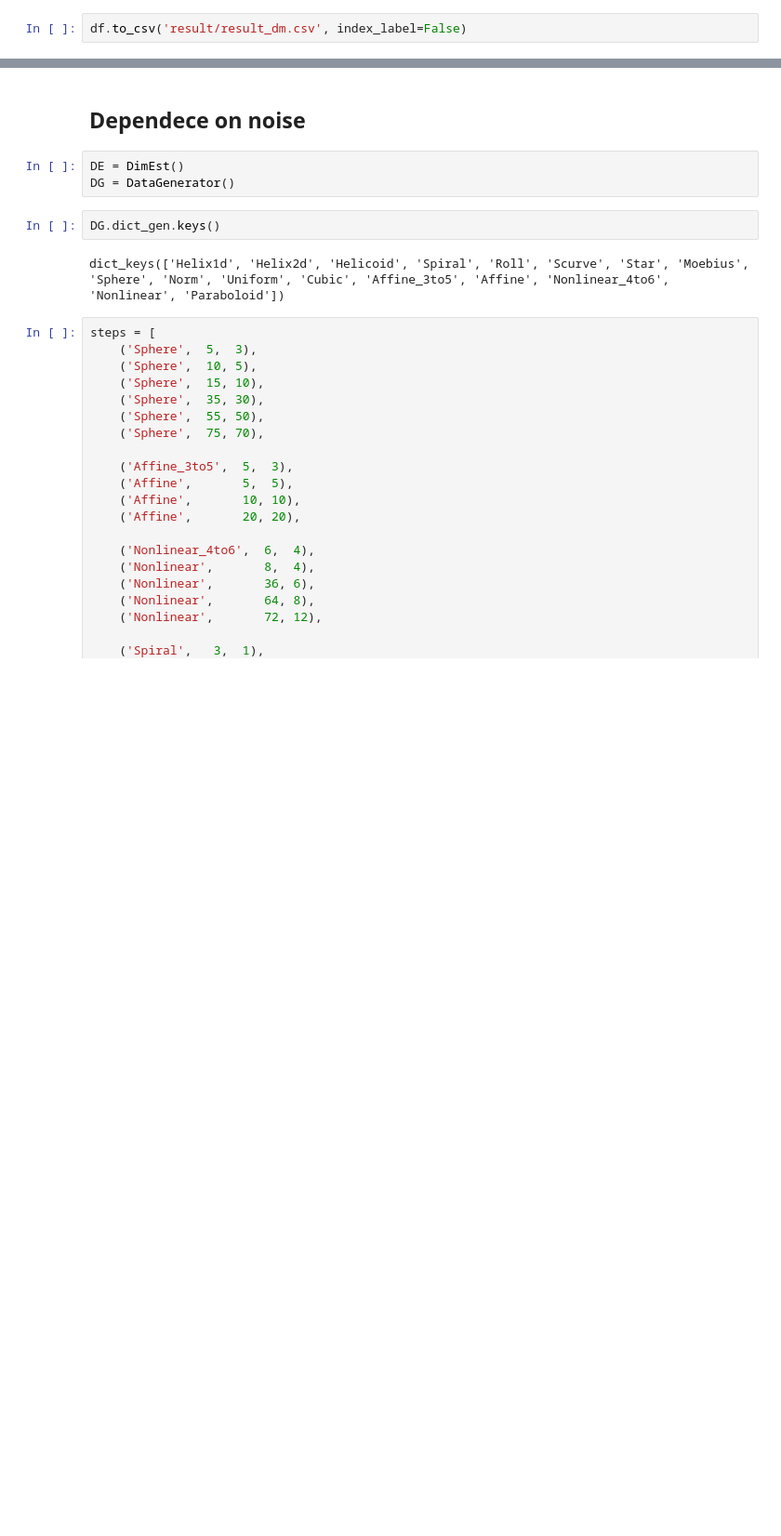
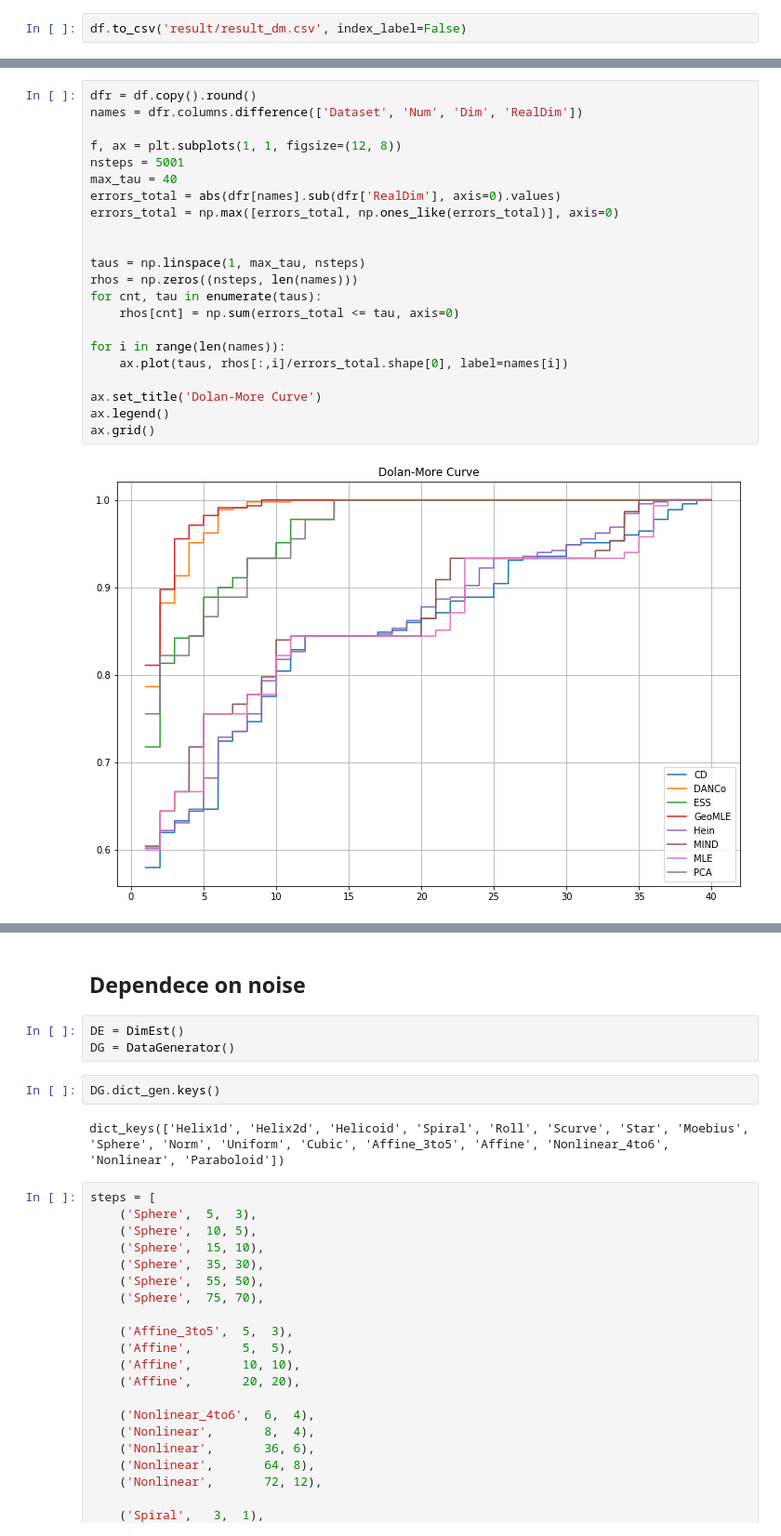
Before and after one commit to stat-ml/GeoMLE, a Jupyter notebook: paper/FinalNtb.ipynb, the cells around one changed output, grey strips where cells are left out. Shown: that part at 93% size. Cells and saved outputs as stored; diff of their text form; blank space fills up the shorter version.

```diff
--- a/paper/FinalNtb.ipynb
+++ b/paper/FinalNtb.ipynb
@@ -423,0 +489,24 @@ df.to_csv('result/result_dm.csv', index_label=False)
+# %%
+dfr = df.copy().round()
+names = dfr.columns.difference(['Dataset', 'Num', 'Dim', 'RealDim'])
+
+f, ax = plt.subplots(1, 1, figsize=(12, 8))
+nsteps = 5001
+max_tau = 40
+errors_total = abs(dfr[names].sub(dfr['RealDim'], axis=0).values)
+errors_total = np.max([errors_total, np.ones_like(errors_total)], axis=0)
+
+
+taus = np.linspace(1, max_tau, nsteps)
+rhos = np.zeros((nsteps, len(names)))
+for cnt, tau in enumerate(taus):
+    rhos[cnt] = np.sum(errors_total <= tau, axis=0)
+
+for i in range(len(names)):
+    ax.plot(taus, rhos[:,i]/errors_total.shape[0], label=names[i])
+
+ax.set_title('Dolan-More Curve')
+ax.legend()
+ax.grid()
+# %% [output]
+[figure, added]
```
Also changed, not shown: parts of 22 cells of this notebook.
